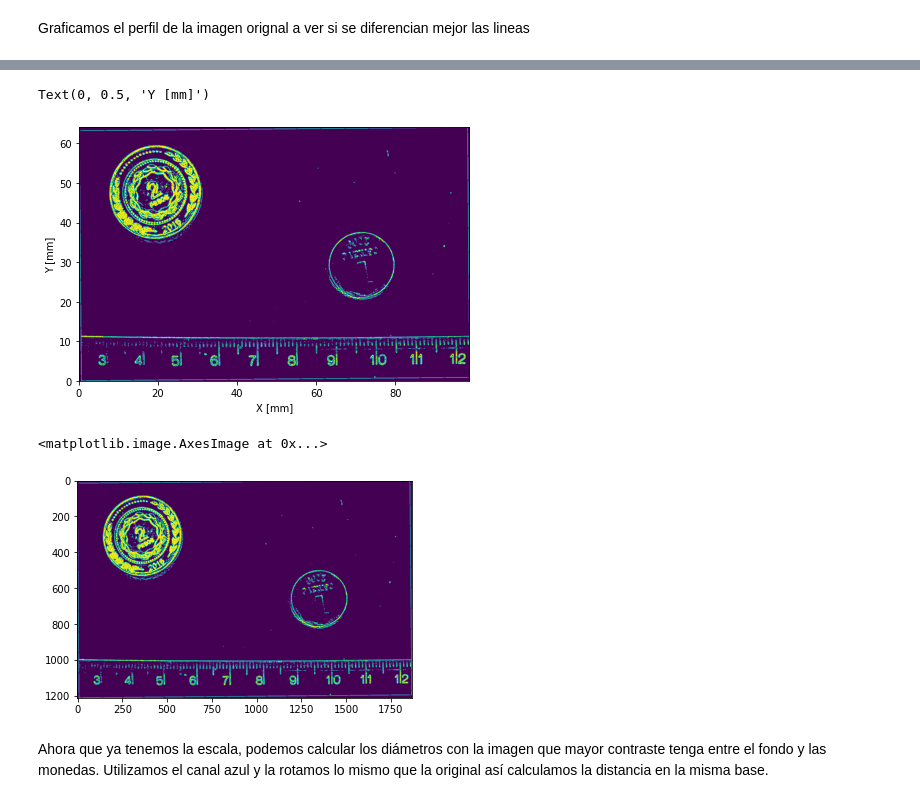
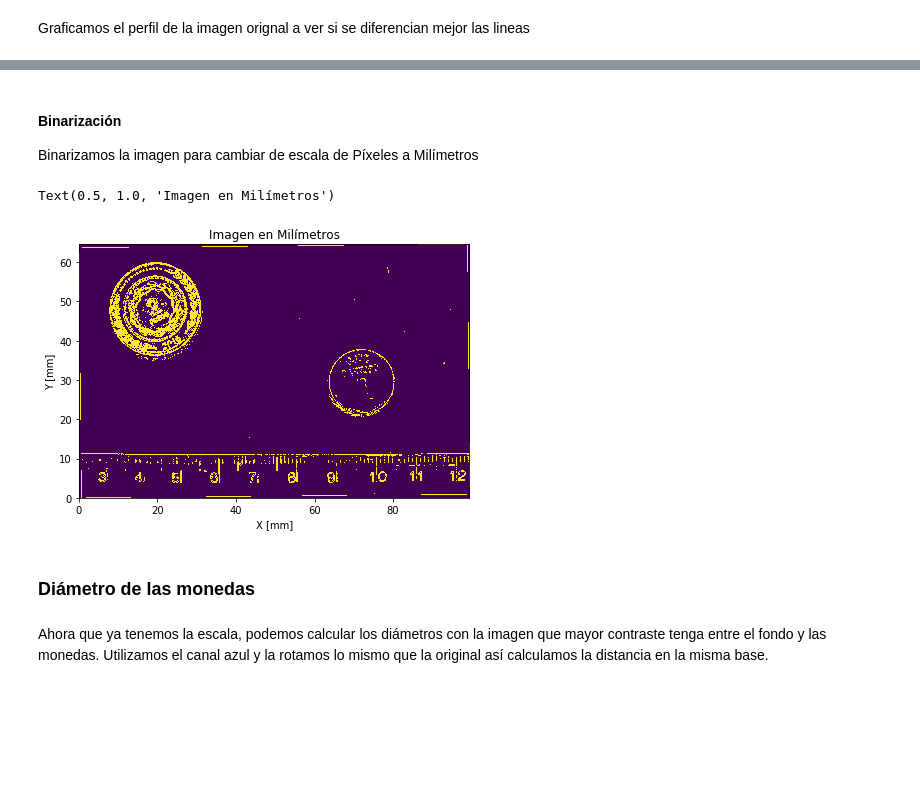
Before and after one commit to LunaKadysz/Laboratorio-4, a Jupyter notebook: Practica1/Practic1.ipynb, the cells around one changed output, grey strips where cells are left out. Drawn from its saved outputs; the diff is of its cells as text; code cells hidden in the pictures; blank space fills up the shorter version.

```diff
--- a/Practica1/Practic1.ipynb
+++ b/Practica1/Practic1.ipynb
@@ -102,34 +116,30 @@ Escala: ( 18.919911012235822  ± 1.0686135826127998  ) px/mm
+# %% [markdown]
+#### Binarización
+Binarizamos la imagen para cambiar de escala de Píxeles a Milímetros
 # %%
 %matplotlib inline
-#Seleccionamos los índices donde img_rotada tiene un valor mayor a 55
-indices_mayores_a_55 = (R2 > 55)
+#Seleccionamos los índices donde img_rotada tiene un valor mayor a 60
+indices = (R2 > 50)
 
-# Creamos una imagen del mismo tamaño pero vacía
-img_binarizada       = np.zeros( R2.shape )
-
-# Ponemos 1 en los lugares donde img_rotada era mayor a 55
-img_binarizada[indices_mayores_a_55  ] = 1
+# Creamos una imagen del mismo tamaño pero vacía y la rellenamos con los pixeles que pasan el umbral
+img_bin = np.zeros( R2.shape )
+img_bin[indices] = 1
 
 eje_y = np.arange(  R2.shape[0] ) / escala
 eje_x = np.arange(  R2.shape[1] ) / escala
 
 
 plt.figure(figsize = (7,6))
-plt.imshow(  img_binarizada, extent=[ eje_x.min(), eje_x.max(), eje_y.min(), eje_y.max()]  )
+plt.imshow(  img_bin, extent=[ eje_x.min(), eje_x.max(), eje_y.min(), eje_y.max()]  )
 
 plt.xlabel('X [mm]')
 plt.ylabel('Y [mm]')
+plt.title(f"Imagen en Milímetros")
 # %% [output]
-Text(0, 0.5, 'Y [mm]')
+Text(0.5, 1.0, 'Imagen en Milímetros')
-[figure, old version]
+[figure, new version]
-# %%
-R3=(R2>50); # elijo un umbral de binarización
-B3b=R3.astype(float); # vuelvo a  convertir la matriz a punto flotante
-fig, ax = plt.subplots()
-ax.imshow(B3b)
-# %% [output]
-<matplotlib.image.AxesImage at 0x...>
-[figure, removed]
+# %% [markdown]
+### Diámetro de las monedas
 # %% [markdown]
 Ahora que ya tenemos la escala, podemos calcular los diámetros con la imagen que mayor contraste tenga entre el fondo y las monedas. Utilizamos el canal azul y la rotamos lo mismo que la original así calculamos la distancia en la misma base.
 # %%
```
Also changed, not shown: parts of 18 cells of this notebook.
